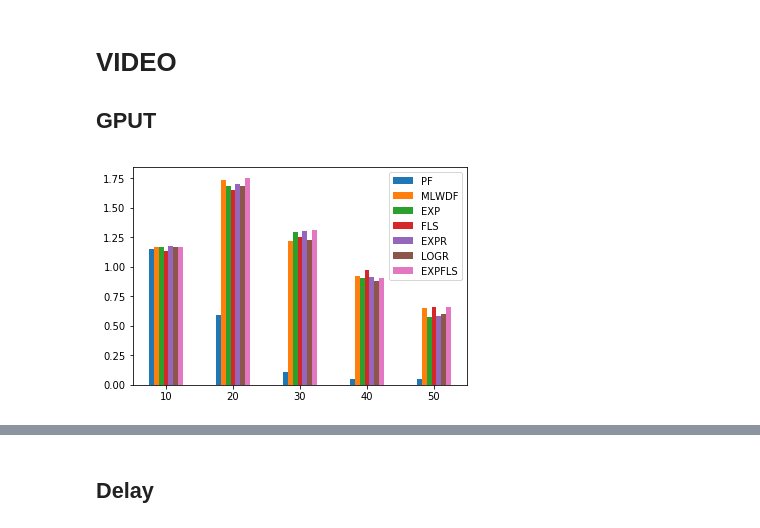
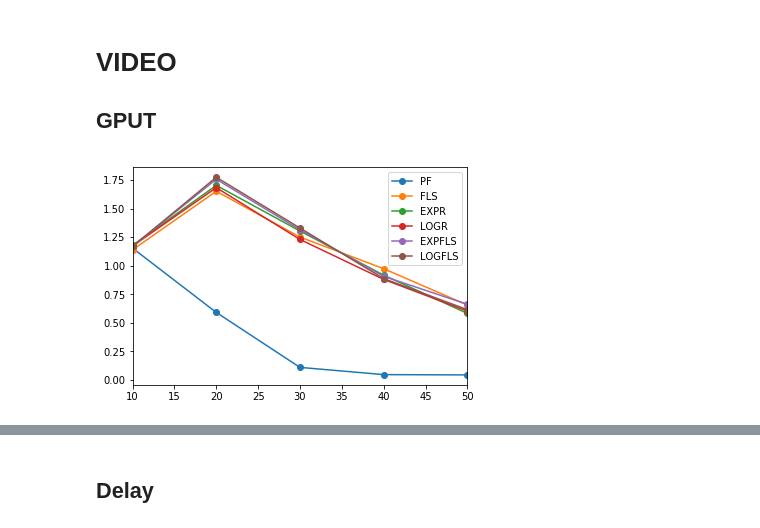
Before and after one commit to gdbranco/lte-sim-dev-new, a Jupyter notebook: myStuff/scripts/P100_0WebApp_ConstantPosition.ipynb, the cells around one changed output, grey strips where cells are left out. Cells and saved outputs as stored; diff of their text form; code cells hidden in the pictures.

```diff
--- a/myStuff/scripts/P100_0WebApp_ConstantPosition.ipynb
+++ b/myStuff/scripts/P100_0WebApp_ConstantPosition.ipynb
@@ -216,9 +216,11 @@ class LTEParser:
         return fairnessPerApp
 # %%
 base = "../../../Simulations/SingleCell/P100_0WebApp_ConstantPosition"
+graphicsbase = "./pdfs/P100_0WebApp_ConstantPosition/"
 ext = ".gz"
 until = 21
 users = 51
+scheds = 9
 files = {
          1: {
                 3: {10: [], 20: [], 30: [], 40: [], 50: [], 60: [], 70: [], 80: [], 90: [], 100: []},
@@ -253,9 +255,14 @@ files = {
                 3: {10: [], 20: [], 30: [], 40: [], 50: [], 60: [], 70: [], 80: [], 90: [], 100: []},
                 30: {10: [], 20: [], 30: [], 40: [], 50: [], 60: [], 70: [], 80: [], 90: [], 100: []},
                 120: {10: [], 20: [], 30: [], 40: [], 50: [], 60: [], 70: [], 80: [], 90: [], 100: []}
+             },
+        8: {
+                3: {10: [], 20: [], 30: [], 40: [], 50: [], 60: [], 70: [], 80: [], 90: [], 100: []},
+                30: {10: [], 20: [], 30: [], 40: [], 50: [], 60: [], 70: [], 80: [], 90: [], 100: []},
+                120: {10: [], 20: [], 30: [], 40: [], 50: [], 60: [], 70: [], 80: [], 90: [], 100: []}
              }
         }
-for sched in range(1,8):
+for sched in range(1,scheds):
     for ue in range(10, users, 10):
         for vel in [3]:
             for count in range(1,until):
@@ -366,18 +359,19 @@ Parsing file ...Done
 # VIDEO
 ## GPUT
 # %%
-MEGAVIDEO = {1: [], 2: [], 3: [], 4: [], 5: [], 6: [], 7: []}
-for sched in GPUTSVIDEO:
-    MEGAVIDEO[sched] = np.true_divide(GPUTSVIDEO[sched], 1e+6)
+MEGAVIDEO = {1: [], 2: [], 3: [], 4: [], 5: [], 6: [], 7: [], 8: []}
+for sched in metrics["VIDEO"]["GPUTS"]:
+    MEGAVIDEO[sched] = np.true_divide(metrics["VIDEO"]["GPUTS"][sched], 1e+6)
 # %%
-dfGPUTVIDEO = pd.DataFrame({'PF': MEGAVIDEO[1], 'MLWDF': MEGAVIDEO[2], 'EXP': MEGAVIDEO[3],
-                       'FLS': MEGAVIDEO[4], 'EXPR': MEGAVIDEO[5], 'LOGR': MEGAVIDEO[6], 'EXPFLS': MEGAVIDEO[7]},
+dfGPUTVIDEO = pd.DataFrame({'PF': MEGAVIDEO[1],
+                       'FLS': MEGAVIDEO[4], 'EXPR': MEGAVIDEO[5], 'LOGR': MEGAVIDEO[6],
+                        'EXPFLS': MEGAVIDEO[7], 'LOGFLS': MEGAVIDEO[8]},
                       index=[10,20,30,40,50])
-plot = dfGPUTVIDEO.plot.bar(rot=0)
+plot = dfGPUTVIDEO.plot(rot=0, marker='o')
 fig = plot.get_figure()
-fig.savefig("./pdfs/GPUTVideo.pdf", bbox_inches='tight')
+fig.savefig(graphicsbase + "GPUTVideo.pdf", bbox_inches='tight')
 # %% [output]
-[figure, old version]
+[figure, new version]
 # %%
 dfGPUTVIDEO
 # %% [output]
```
Also changed, not shown: parts of 16 cells of this notebook, 14 other files.
